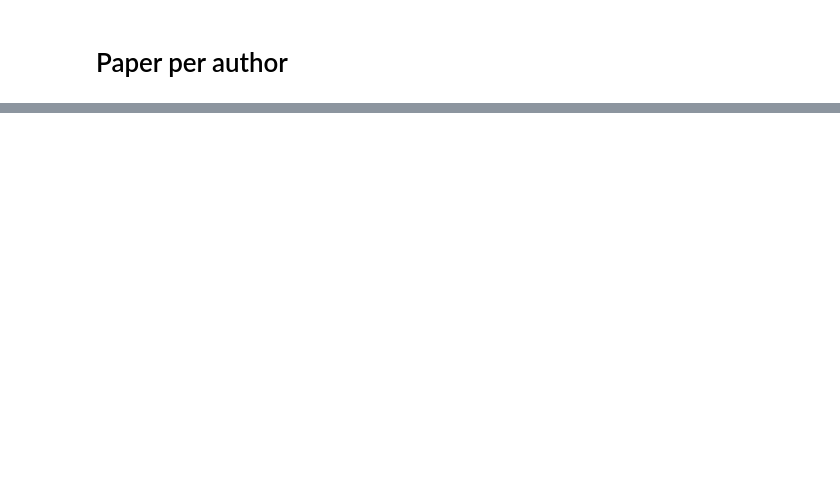
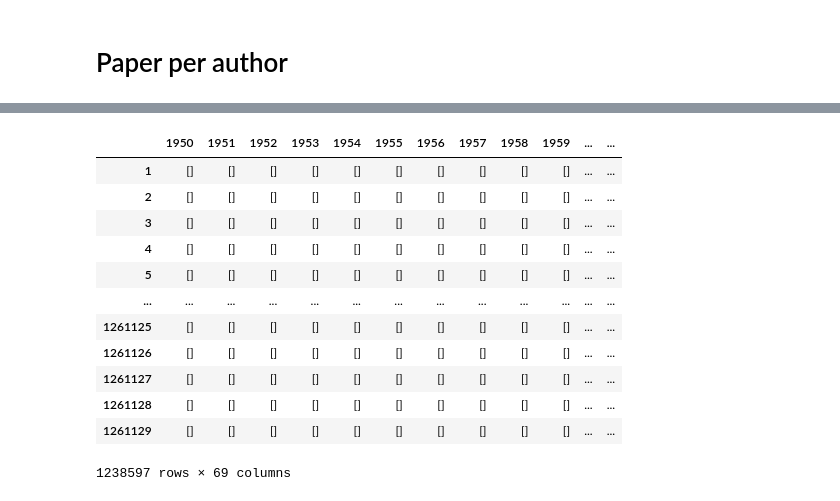
Before and after one commit to juanfernandezgracia/complexity_72h, a Jupyter notebook: Dataset Analysis/Preliminary_analysis.ipynb, the cells around one changed output, grey strips where cells are left out. Drawn from its saved outputs; the diff is of its cells as text; code cells hidden in the pictures; blank space fills up the shorter version.

Commit message:
Create ultimate dataframe

```diff
--- a/Dataset Analysis/Preliminary_analysis.ipynb
+++ b/Dataset Analysis/Preliminary_analysis.ipynb
@@ -95,0 +183,3 @@ plt.show()
+# %%
+# node after upper bound are nodes - nodes_till_upper_bound
+nodes_after_upper_bound = nodes - nodes_till_upper_bound
@@ -95,0 +198,11 @@ plt.show()
+# %%
+# creat a dictionary with keys nodes in nodes_till_upper_bound
+first_appearence_dict = {}
+
+df.sort_values(by=['Time'], inplace=True)
+# loop over time from upper_bound till time max, if a node appear for the first time, add it to the dictionary
+for time in range(upper_bound, int(df['Time'].max() )+1):
+    nodes_in_this_year = set(list(chain(*list(df[df['Time'] == time]['Simplices'])) ) )
+    for node in nodes_in_this_year:
+        if node not in nodes_till_upper_bound:
+            first_appearence_dict[int(node)] = int(time )
@@ -95,0 +231,8 @@ plt.show()
+# %%
+# create an empty dataset with rows nodes_after_upper_bound and colums years from upper_bound to time max
+df_authors_years = pd.DataFrame(index=nodes_after_upper_bound, columns=range(upper_bound, int(df['Time'].max() )+1))
+
+# ever elemet of the df is a empty list
+df_authors_years = df_authors_years.applymap(lambda x: [])
+
+df_authors_years.head()
@@ -95,0 +247,27 @@ plt.show()
+# %%
+# for index in index of df_pruned_inv read simplices and for every node in simplices df_authors_years[node][year] = index
+
+for index in tqdm.tqdm(df_pruned_inv.index):
+    for node in df_pruned_inv['Simplices'][index]:
+        if node in nodes_after_upper_bound:
+            time = df_pruned_inv['Time'][index]
+            # print(time)
+            # print(df_pruned_inv['Simplices'][index])
+
+            df_authors_years[time][node].append(index)
+# %%
+df_authors_years
+# %% [output]
+|  | 1950 | 1951 | 1952 | 1953 | 1954 | 1955 | 1956 | 1957 | 1958 | 1959 | ... | ... |
+| 1 | [] | [] | [] | [] | [] | [] | [] | [] | [] | [] | ... | ... |
+| 2 | [] | [] | [] | [] | [] | [] | [] | [] | [] | [] | ... | ... |
+| 3 | [] | [] | [] | [] | [] | [] | [] | [] | [] | [] | ... | ... |
+| 4 | [] | [] | [] | [] | [] | [] | [] | [] | [] | [] | ... | ... |
+| 5 | [] | [] | [] | [] | [] | [] | [] | [] | [] | [] | ... | ... |
+| ... | ... | ... | ... | ... | ... | ... | ... | ... | ... | ... | ... | ... |
+| 1261125 | [] | [] | [] | [] | [] | [] | [] | [] | [] | [] | ... | ... |
+| 1261126 | [] | [] | [] | [] | [] | [] | [] | [] | [] | [] | ... | ... |
+| 1261127 | [] | [] | [] | [] | [] | [] | [] | [] | [] | [] | ... | ... |
+| 1261128 | [] | [] | [] | [] | [] | [] | [] | [] | [] | [] | ... | ... |
+| 1261129 | [] | [] | [] | [] | [] | [] | [] | [] | [] | [] | ... | ... |
+1238597 rows × 69 columns
```
Also changed, not shown: parts of 18 cells of this notebook.
